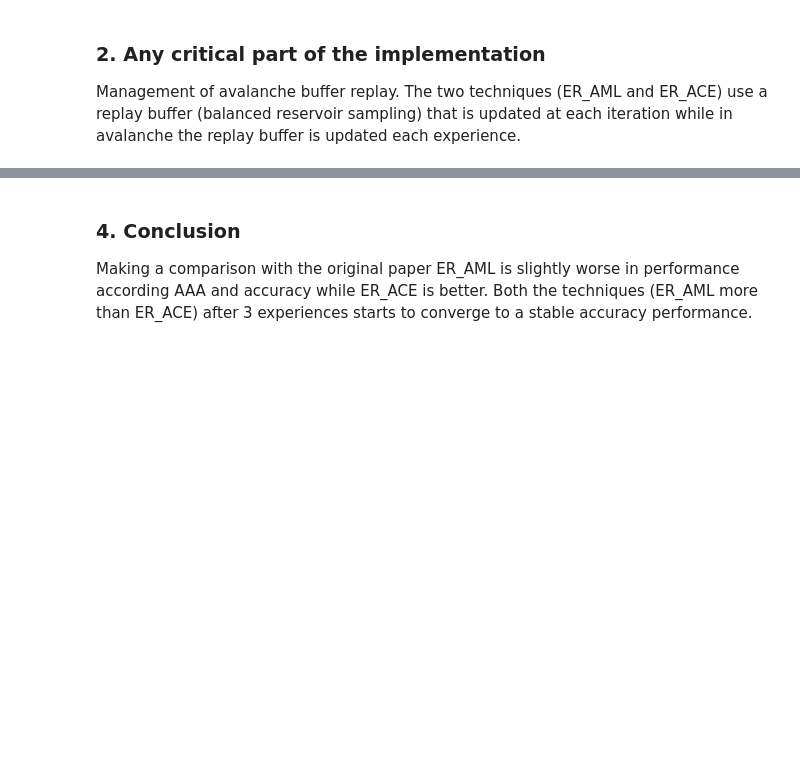
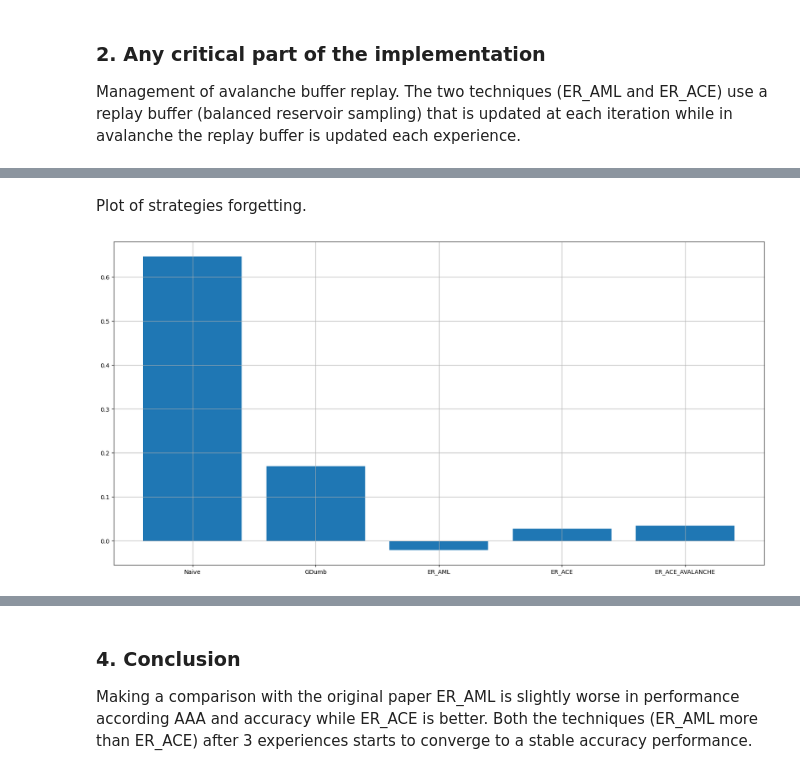
Before and after one commit to GeremiaPompei/asymmetric_er, a Jupyter notebook: results_analysis.ipynb, the cells around one changed output, grey strips where cells are left out. Cells and saved outputs as stored; diff of their text form; code cells hidden in the pictures; blank space fills up the shorter version.

```diff
--- a/results_analysis.ipynb
+++ b/results_analysis.ipynb
@@ -84,12 +44,0 @@ def plot_over_experiences(history, xlabel, ylabel):
-# %%
-def plot_forgetting(x):
-    paper_forgetting = {}
-
-    for k, acc_table in x.items():
-        f = [acc_table[i][i] - acc_table[-1][i] for i in range(len(acc_table))]
-        paper_forgetting[k] = sum(f) / len(f)
-
-    plt.figure(figsize=(20, 10))
-    plt.bar(*zip(*paper_forgetting.items()))
-    plt.grid(True)
-    plt.show()
@@ -95,0 +80,6 @@ def plot_forgetting(x):
+# %% [markdown]
+Plot of strategies forgetting.
+# %%
+plot_forgetting(paper_test_results)
+# %% [output]
+[figure, added]
```
Also changed, not shown: parts of 38 cells of this notebook, 4 other files.
